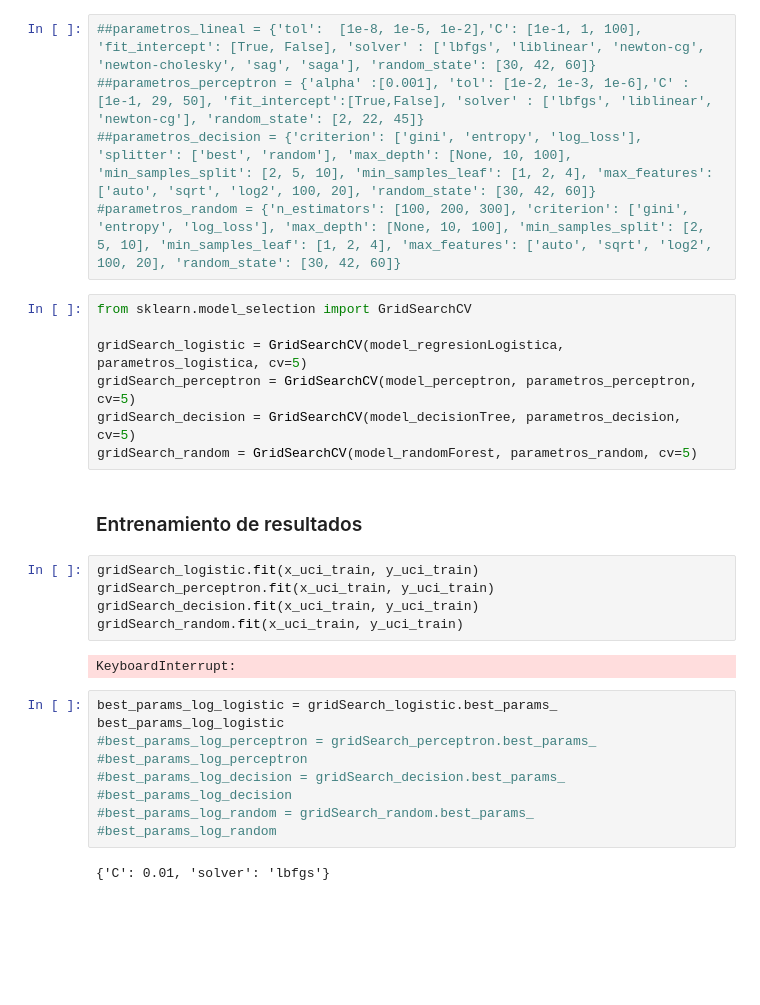
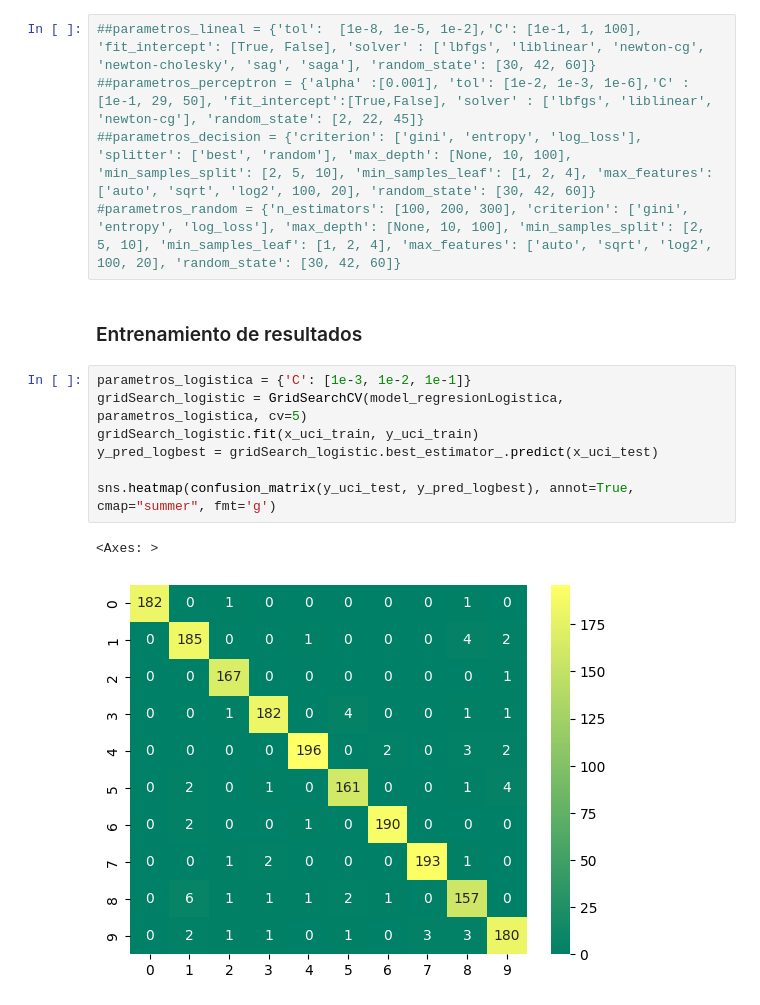
Before and after one commit to alberba/ia_2023, a Jupyter notebook: practica2/practica2.ipynb, the cells around one changed output. Cells and saved outputs as stored; diff of their text form; blank space fills up the shorter version.

```diff
--- a/practica2/practica2.ipynb
+++ b/practica2/practica2.ipynb
@@ -441,30 +437,15 @@ parametros_random = {'n_estimators': [1000, 2000, 10000], 'max_depth': [100, 200
 ##parametros_perceptron = {'alpha' :[0.001], 'tol': [1e-2, 1e-3, 1e-6],'C' : [1e-1, 29, 50], 'fit_intercept':[True,False], 'solver' : ['lbfgs', 'liblinear', 'newton-cg'], 'random_state': [2, 22, 45]}
 ##parametros_decision = {'criterion': ['gini', 'entropy', 'log_loss'], 'splitter': ['best', 'random'], 'max_depth': [None, 10, 100], 'min_samples_split': [2, 5, 10], 'min_samples_leaf': [1, 2, 4], 'max_features': ['auto', 'sqrt', 'log2', 100, 20], 'random_state': [30, 42, 60]}
 #parametros_random = {'n_estimators': [100, 200, 300], 'criterion': ['gini', 'entropy', 'log_loss'], 'max_depth': [None, 10, 100], 'min_samples_split': [2, 5, 10], 'min_samples_leaf': [1, 2, 4], 'max_features': ['auto', 'sqrt', 'log2', 100, 20], 'random_state': [30, 42, 60]}
-# %%
-from sklearn.model_selection import GridSearchCV
-
-gridSearch_logistic = GridSearchCV(model_regresionLogistica, parametros_logistica, cv=5)
-gridSearch_perceptron = GridSearchCV(model_perceptron, parametros_perceptron, cv=5)
-gridSearch_decision = GridSearchCV(model_decisionTree, parametros_decision, cv=5)
-gridSearch_random = GridSearchCV(model_randomForest, parametros_random, cv=5)
 # %% [markdown]
 ### Entrenamiento de resultados
-# %%
-gridSearch_logistic.fit(x_uci_train, y_uci_train)
-gridSearch_perceptron.fit(x_uci_train, y_uci_train)
-gridSearch_decision.fit(x_uci_train, y_uci_train)
-gridSearch_random.fit(x_uci_train, y_uci_train)
-# %% [output]
-KeyboardInterrupt:
-# %%
-best_params_log_logistic = gridSearch_logistic.best_params_
-best_params_log_logistic
-#best_params_log_perceptron = gridSearch_perceptron.best_params_
-#best_params_log_perceptron
-#best_params_log_decision = gridSearch_decision.best_params_
-#best_params_log_decision
-#best_params_log_random = gridSearch_random.best_params_
-#best_params_log_random
-# %% [output]
-{'C': 0.01, 'solver': 'lbfgs'}
+# %%
+parametros_logistica = {'C': [1e-3, 1e-2, 1e-1]}
+gridSearch_logistic = GridSearchCV(model_regresionLogistica, parametros_logistica, cv=5)
+gridSearch_logistic.fit(x_uci_train, y_uci_train)
+y_pred_logbest = gridSearch_logistic.best_estimator_.predict(x_uci_test)
+
+sns.heatmap(confusion_matrix(y_uci_test, y_pred_logbest), annot=True, cmap="summer", fmt='g')
+# %% [output]
+<Axes: >
+[figure, added]
```
Also changed, not shown: parts of 8 cells of this notebook.
